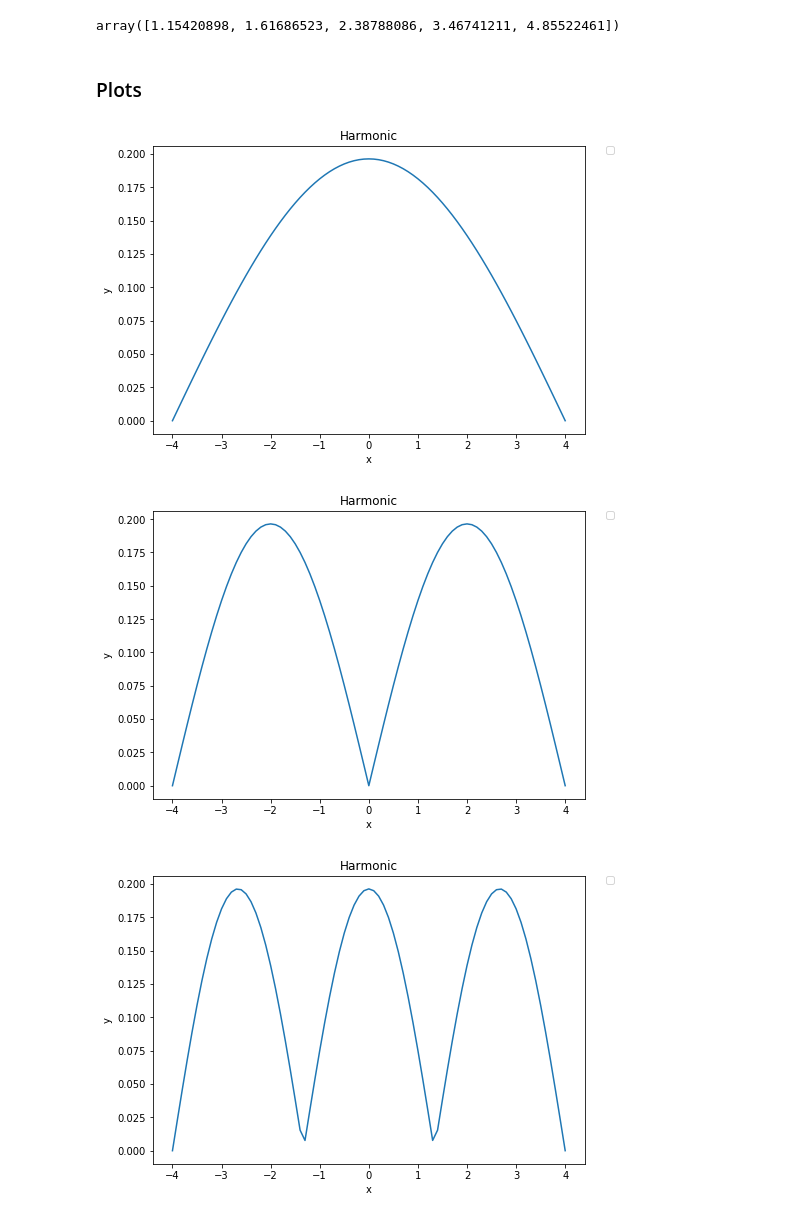
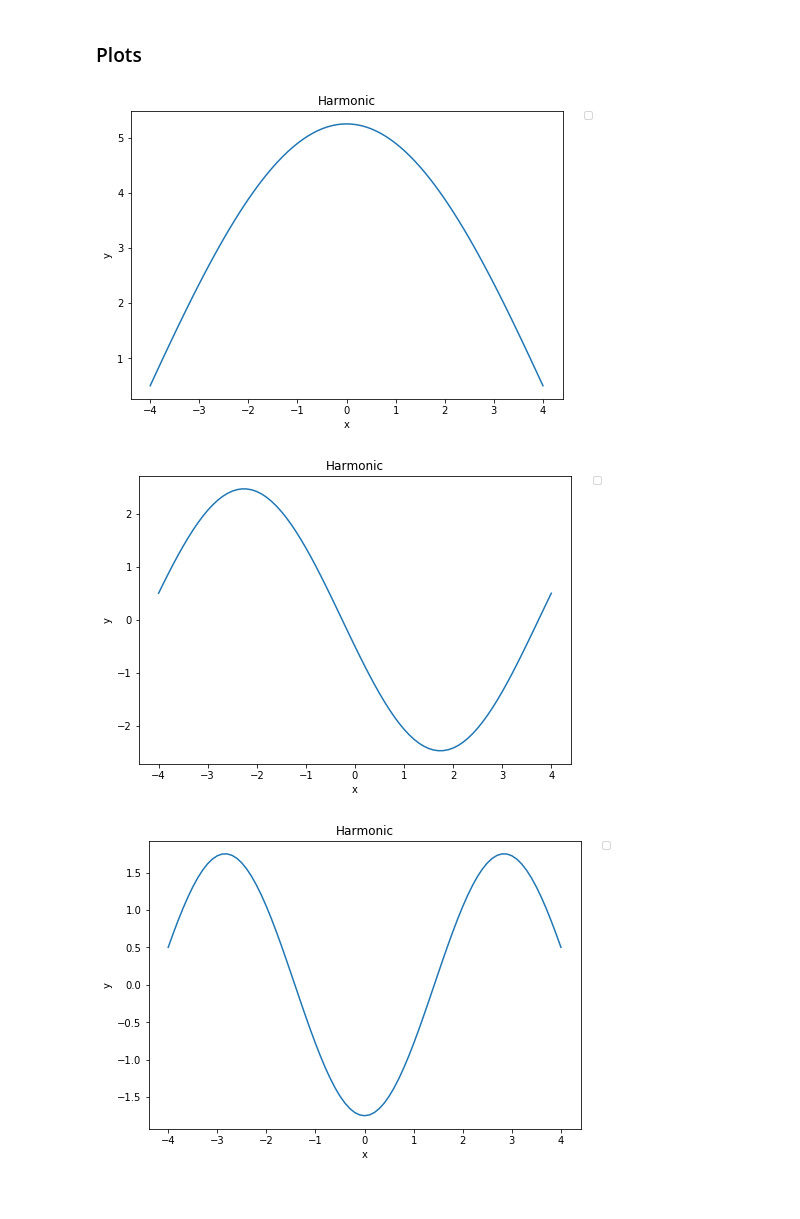
Before and after one commit to sspiel4/AMATH-581, a Jupyter notebook: hw2_BVPs/1A_BVP_shooting_method - with plots.ipynb, the cells around one changed output. Drawn from its saved outputs; the diff is of its cells as text; code cells hidden in the pictures.

```diff
--- a/hw2_BVPs/1A_BVP_shooting_method - with plots.ipynb
+++ b/hw2_BVPs/1A_BVP_shooting_method - with plots.ipynb
@@ -22,7 +22,7 @@ tol = 10**-4
 k = 1
 L=4
 xp = [-L,L]
-A = 1 #initial derivative of function (a guess)
+A = 0.5 #initial derivative of function (a guess)
 
 En_start = k
 En = En_start
@@ -33,7 +33,9 @@ p = [k, En]
 #initial conditions
 val = A
 slope = A*np.sqrt(k*L**2 - En)
-y0 = [0, A]
+#y0 = [0, A]
+y0 = [val, slope]
+
 
 #define x range for eig_funct
 dx = 0.1
@@ -54,7 +56,7 @@ for i in range(1,6):
         #reset initial conditions
         val = A
         slope = A*np.sqrt(k*L**2 - En)
-        #y0 = [val , slope]
+        y0 = [val , slope]
 
 
         #solve ODE
@@ -65,20 +67,20 @@ for i in range(1,6):
         end_val = sol[end-1:end, 0:1]
 
         #check if solution is within tolerance
-        if abs(end_val) < tol:
+        if (abs(end_val - val)) < tol:
             En
             #print('found solution on iteration:')
             #print j
             break;
 
         if i % 2 == 0:
-            if end_val < 0:
+            if (end_val - val) < 0:
                 En = En+dEn
             else:
                 En = En-dEn/2
                 dEn = dEn/2
         else:
-            if end_val > 0:
+            if (end_val - val) > 0:
                 En = En+dEn
             else:
                 En = En-dEn/2
@@ -121,31 +123,29 @@ eig5 = eig_vals[4] #/ np.trapz(A5, axis=-0, dx=dx)
 # %%
 A6 = np.r_[eig1,eig2,eig3,eig4,eig5]
 np.savetxt('A6.dat', A6)
-# %% [output]
-array([1.15420898, 1.61686523, 2.38788086, 3.46741211, 4.85522461])
 # %% [markdown]
 ### Plots
 # %%
 #create figure object
 fig = plt.figure()
 
 #plot each set of y values with respect to time
 ax = fig.add_axes([0,0,1,1])
 
-ax.plot(x_frame, A1, label = '')
+ax.plot(x_frame, eig_funct[0], label = '')
 #ax.plot(x_frame,y2a, label = '')
 
 #title axis
 ax.set_xlabel('x')
 ax.set_ylabel('y')
 ax.set_title('Harmonic')
 
 #include legend
 plt.legend(bbox_to_anchor=(1.05, 1), loc=2, borderaxespad=0.)
 
 plt.show()
 # %% [output]
-[figure, old version]
+[figure, new version]
 # %%
 #create figure object
 fig = plt.figure()
@@ -153,7 +153,7 @@ fig = plt.figure()
 #plot each set of y values with respect to time
 ax = fig.add_axes([0,0,1,1])
 
-ax.plot(x_frame, A2, label = '')
+ax.plot(x_frame, eig_funct[1], label = '')
 #ax.plot(x_frame,y2a, label = '')
 
 #title axis
@@ -166,7 +166,7 @@ plt.legend(bbox_to_anchor=(1.05, 1), loc=2, borderaxespad=0.)
 
 plt.show()
 # %% [output]
-[figure, old version]
+[figure, new version]
 # %%
 #create figure object
 fig = plt.figure()
@@ -174,7 +174,7 @@ fig = plt.figure()
 #plot each set of y values with respect to time
 ax = fig.add_axes([0,0,1,1])
 
-ax.plot(x_frame, A3, label = '')
+ax.plot(x_frame, eig_funct[2], label = '')
 #ax.plot(x_frame,y2a, label = '')
 
 #title axis
@@ -187,7 +187,7 @@ plt.legend(bbox_to_anchor=(1.05, 1), loc=2, borderaxespad=0.)
 
 plt.show()
 # %% [output]
-[figure, old version]
+[figure, new version]
 # %%
 #create figure object
 fig = plt.figure()
```
Also changed, not shown: parts of 2 cells of this notebook.
